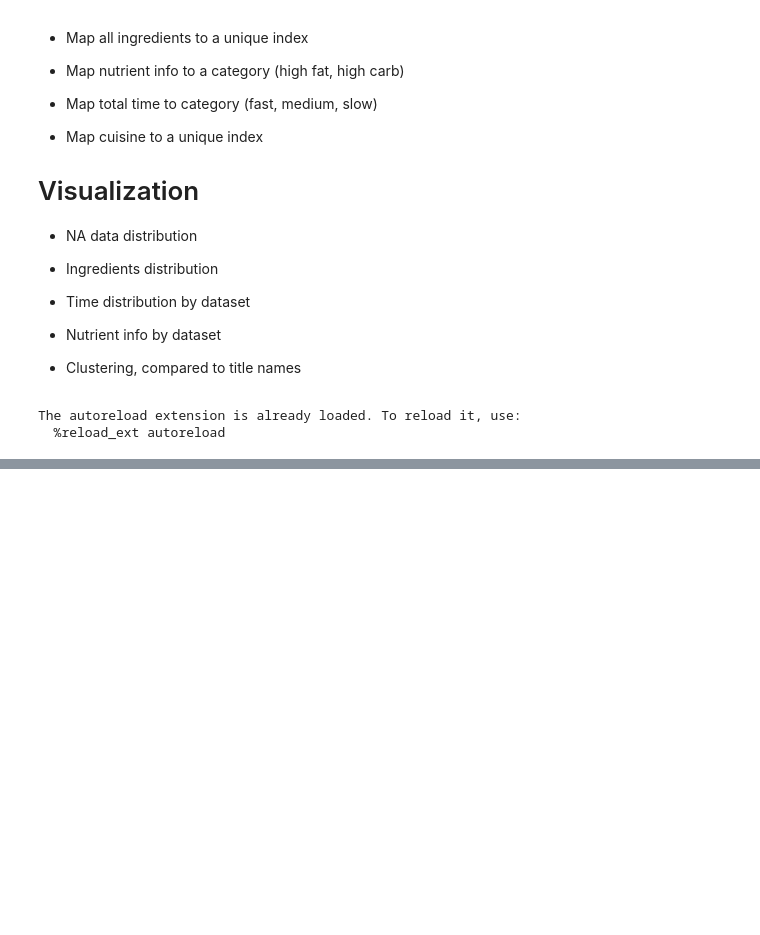
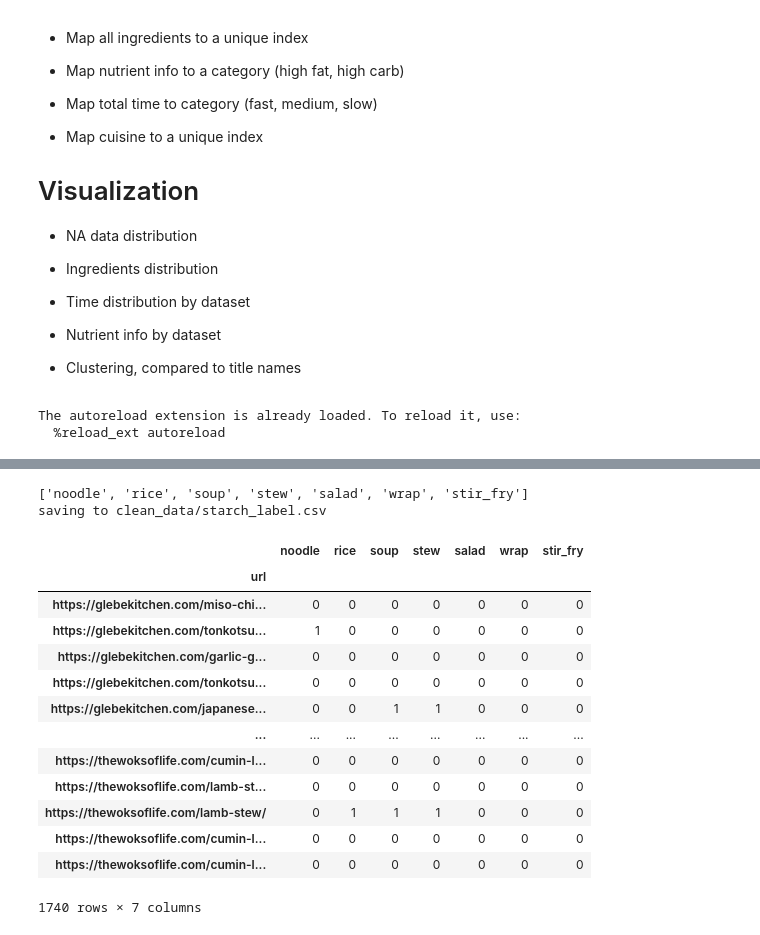
Before and after one commit to justinxu421/recipe_rex, a Jupyter notebook: feature_generation/extract_features_JX.ipynb, the cells around one changed output, grey strips where cells are left out. Drawn from its saved outputs; the diff is of its cells as text; code cells hidden in the pictures; blank space fills up the shorter version.

```diff
--- a/feature_generation/extract_features_JX.ipynb
+++ b/feature_generation/extract_features_JX.ipynb
@@ -101,0 +95,20 @@ sesame seeds, chives or green onions to garnish
+# %%
+from label_recipes import get_starch_labels
+get_starch_labels(main_recipes, save = True)
+# %% [output]
+['noodle', 'rice', 'soup', 'stew', 'salad', 'wrap', 'stir_fry']
+saving to clean_data/starch_label.csv
+|  | noodle | rice | soup | stew | salad | wrap | stir_fry |
+| url |  |  |  |  |  |  |  |
+| https://glebekitchen.com/miso-chi... | 0 | 0 | 0 | 0 | 0 | 0 | 0 |
+| https://glebekitchen.com/tonkotsu... | 1 | 0 | 0 | 0 | 0 | 0 | 0 |
+| https://glebekitchen.com/garlic-g... | 0 | 0 | 0 | 0 | 0 | 0 | 0 |
+| https://glebekitchen.com/tonkotsu... | 0 | 0 | 0 | 0 | 0 | 0 | 0 |
+| https://glebekitchen.com/japanese... | 0 | 0 | 1 | 1 | 0 | 0 | 0 |
+| ... | ... | ... | ... | ... | ... | ... | ... |
+| https://thewoksoflife.com/cumin-l... | 0 | 0 | 0 | 0 | 0 | 0 | 0 |
+| https://thewoksoflife.com/lamb-st... | 0 | 0 | 0 | 0 | 0 | 0 | 0 |
+| https://thewoksoflife.com/lamb-stew/ | 0 | 1 | 1 | 1 | 0 | 0 | 0 |
+| https://thewoksoflife.com/cumin-l... | 0 | 0 | 0 | 0 | 0 | 0 | 0 |
+| https://thewoksoflife.com/cumin-l... | 0 | 0 | 0 | 0 | 0 | 0 | 0 |
+1740 rows × 7 columns
```
Also changed, not shown: parts of 13 cells of this notebook, 41 other files.
